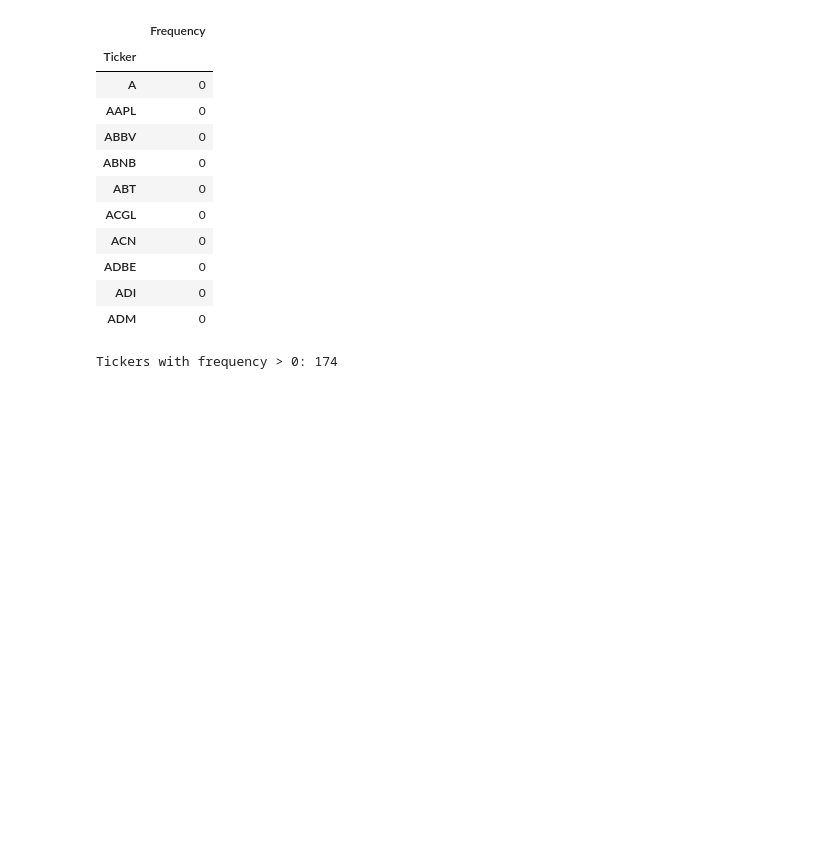
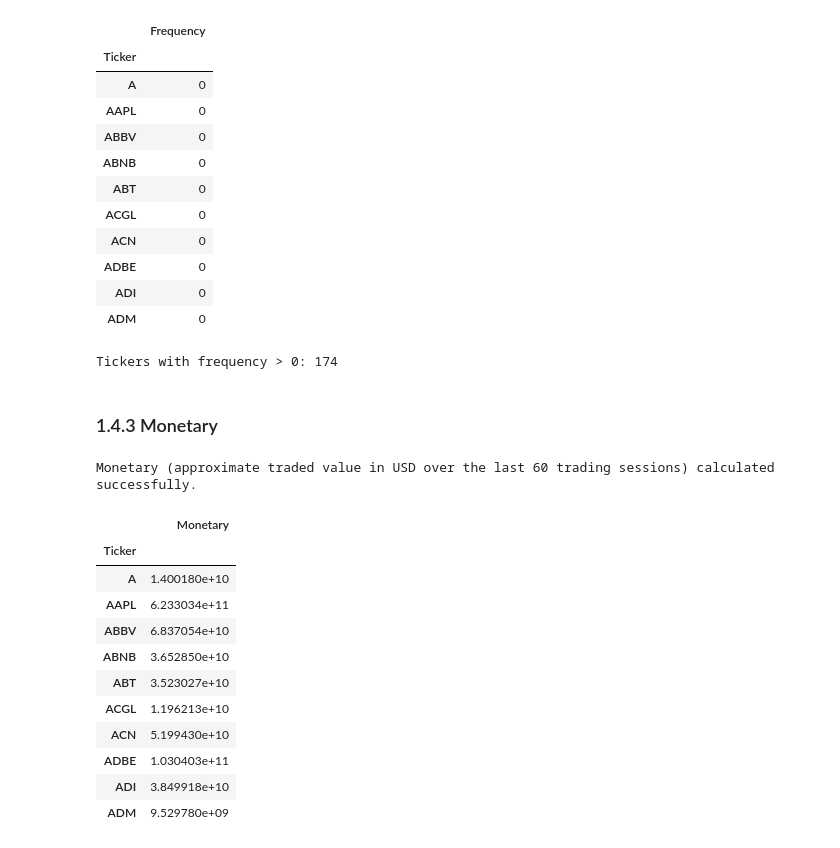
Before and after one commit to Govindu-Sathruwan/CRM-CM-CW1, a Jupyter notebook: CRM_&_CM_CW1.ipynb, the cells around one changed output. Saved outputs shown, nothing was run; the diff lists cells and outputs as text; code cells hidden in the pictures; blank space fills up the shorter version.

```diff
--- a/CRM_&_CM_CW1.ipynb
+++ b/CRM_&_CM_CW1.ipynb
@@ -525,3 +525,31 @@ Frequency (qualifying high-volume days in the last 60 trading sessions) calculat
 print(f"Tickers with frequency > 0: {len(frequency_df[frequency_df['Frequency'] > 0])}")
 # %% [output]
 Tickers with frequency > 0: 174
+# %% [markdown]
+### 1.4.3 Monetary
+# %%
+# Compute daily approximate traded value (Close * Volume)
+daily_traded_value = close_60_days * volume_60_days
+
+# Sum over the 60 sessions to get Monetary value (M) in USD
+monetary_series = daily_traded_value.sum(axis=1).rename('Monetary')
+
+# Convert to a DataFrame
+monetary_df = monetary_series.to_frame()
+
+print("Monetary (approximate traded value in USD over the last 60 trading sessions) calculated successfully.")
+display(monetary_df.head(10))
+# %% [output]
+Monetary (approximate traded value in USD over the last 60 trading sessions) calculated successfully.
+|  | Monetary |
+| Ticker |  |
+| A | 1.400180e+10 |
+| AAPL | 6.233034e+11 |
+| ABBV | 6.837054e+10 |
+| ABNB | 3.652850e+10 |
+| ABT | 3.523027e+10 |
+| ACGL | 1.196213e+10 |
+| ACN | 5.199430e+10 |
+| ADBE | 1.030403e+11 |
+| ADI | 3.849918e+10 |
+| ADM | 9.529780e+09 |
```
Also changed, not shown: parts of 1 cell of this notebook.
